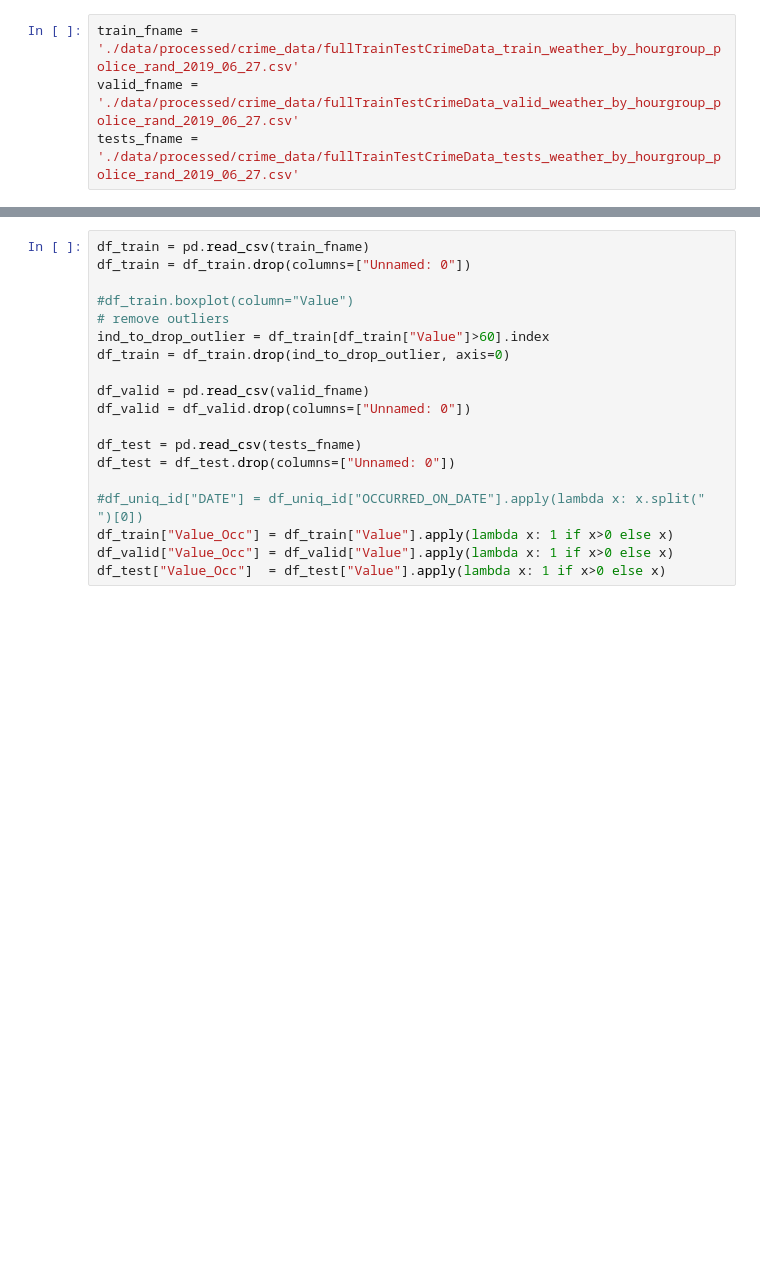
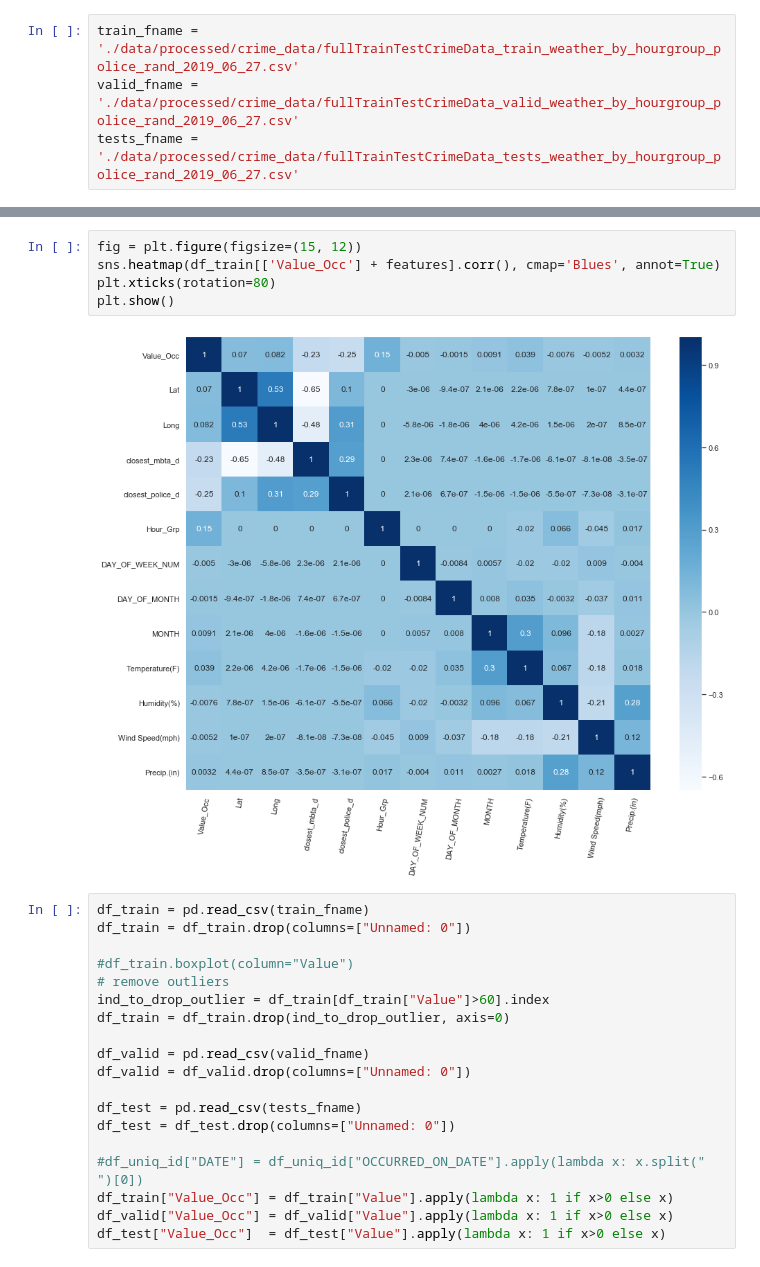
Before and after one commit to ahortian/insight_project, a Jupyter notebook: 05_EDA.ipynb, the cells around one changed output, grey strips where cells are left out. Cells and saved outputs as stored; diff of their text form; blank space fills up the shorter version.

```diff
--- a/05_EDA.ipynb
+++ b/05_EDA.ipynb
@@ -38,3 +107,10 @@ tests_fname = './data/processed/crime_data/fullTrainTestCrimeData_tests_weather_
+# %%
+fig = plt.figure(figsize=(15, 12))
+sns.heatmap(df_train[['Value_Occ'] + features].corr(), cmap='Blues', annot=True)
+plt.xticks(rotation=80)
+plt.show()
+# %% [output]
+[figure, added]
 # %%
 df_train = pd.read_csv(train_fname)
 df_train = df_train.drop(columns=["Unnamed: 0"])
```
Also changed, not shown: parts of 11 cells of this notebook.
